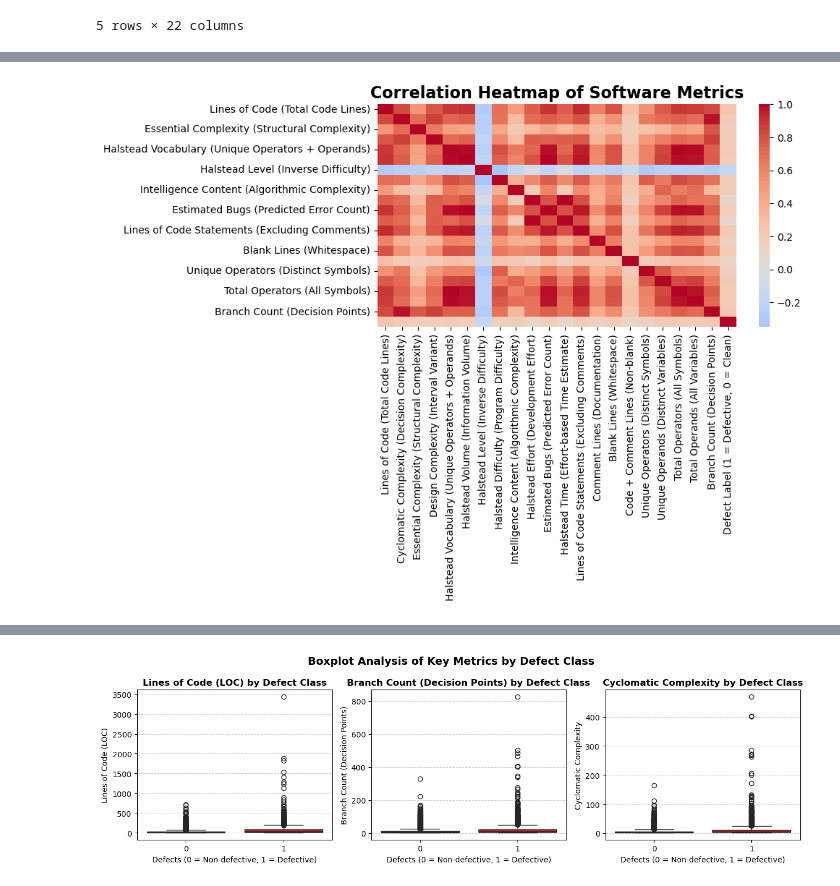
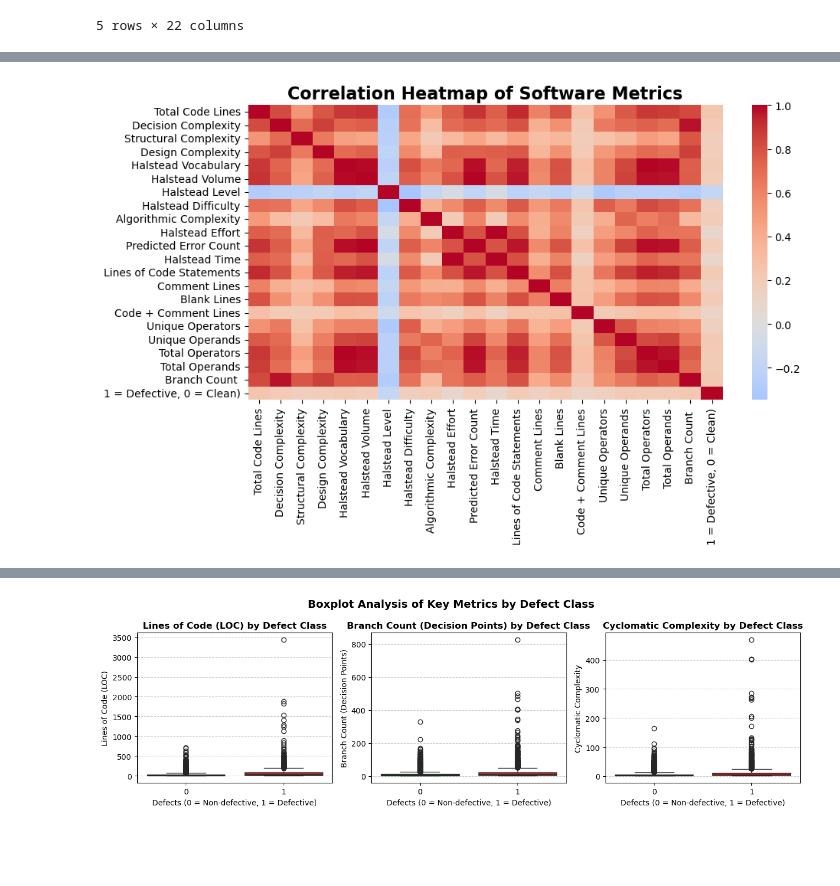
Before and after one commit to PELIN-ERMISKET/Nasa-JM1-defect-prediction-project, a Jupyter notebook: Software Defect Prediction Data Analysis.ipynb, the cells around one changed output, grey strips where cells are left out. Drawn from its saved outputs; the diff is of its cells as text; code cells hidden in the pictures; blank space fills up the shorter version.

```diff
--- a/Software Defect Prediction Data Analysis.ipynb
+++ b/Software Defect Prediction Data Analysis.ipynb
@@ -93,49 +92,49 @@ Passing `palette` without assigning `hue` is deprecated and will be removed in v
 # %%
 import matplotlib.pyplot as plt
 import seaborn as sns
 import pandas as pd
 
 numeric_df = df.select_dtypes(include=['int64', 'float64'])
 
 metric_desc = {
-    'loc': 'Lines of Code (Total Code Lines)',
-    'v(g)': 'Cyclomatic Complexity (Decision Complexity)',
-    'ev(g)': 'Essential Complexity (Structural Complexity)',
-    'iv(g)': 'Design Complexity (Interval Variant)',
-    'n': 'Halstead Vocabulary (Unique Operators + Operands)',
-    'v': 'Halstead Volume (Information Volume)',
-    'l': 'Halstead Level (Inverse Difficulty)',
-    'd': 'Halstead Difficulty (Program Difficulty)',
-    'i': 'Intelligence Content (Algorithmic Complexity)',
-    'e': 'Halstead Effort (Development Effort)',
-    'b': 'Estimated Bugs (Predicted Error Count)',
-    't': 'Halstead Time (Effort-based Time Estimate)',
-    'lOCode': 'Lines of Code Statements (Excluding Comments)',
-    'lOComment': 'Comment Lines (Documentation)',
-    'lOBlank': 'Blank Lines (Whitespace)',
-    'locCodeAndComment': 'Code + Comment Lines (Non-blank)',
-    'uniq_Op': 'Unique Operators (Distinct Symbols)',
-    'uniq_Opnd': 'Unique Operands (Distinct Variables)',
-    'total_Op': 'Total Operators (All Symbols)',
-    'total_Opnd': 'Total Operands (All Variables)',
-    'branchCount': 'Branch Count (Decision Points)',
-    'defects': 'Defect Label (1 = Defective, 0 = Clean)'
+    'loc': 'Total Code Lines',
+    'v(g)': 'Decision Complexity',
+    'ev(g)': 'Structural Complexity',
+    'iv(g)': 'Design Complexity',
+    'n': 'Halstead Vocabulary',
+    'v': 'Halstead Volume',
+    'l': 'Halstead Level',
+    'd': 'Halstead Difficulty',
+    'i': 'Algorithmic Complexity',
+    'e': 'Halstead Effort',
+    'b': 'Predicted Error Count',
+    't': 'Halstead Time',
+    'lOCode': 'Lines of Code Statements',
+    'lOComment': 'Comment Lines',
+    'lOBlank': 'Blank Lines',
+    'locCodeAndComment': 'Code + Comment Lines',
+    'uniq_Op': 'Unique Operators',
+    'uniq_Opnd': 'Unique Operands',
+    'total_Op': 'Total Operators',
+    'total_Opnd': 'Total Operands',
+    'branchCount': 'Branch Count ',
+    'defects': '1 = Defective, 0 = Clean)'
 }
 
 corr = numeric_df.corr()
 
 corr = corr.rename(index=metric_desc, columns=metric_desc)
 
-plt.figure(figsize=(8, 4))
+plt.figure(figsize=(10, 5))
 sns.heatmap(
     corr,
     annot=False,
     cmap='coolwarm',
     center=0
 )
 
 plt.title('Correlation Heatmap of Software Metrics', fontsize=16, fontweight='bold')
 plt.show()
 # %% [output]
-[figure, old version]
+[figure, new version]
 # %%
```
Also changed, not shown: parts of 2 cells of this notebook.
